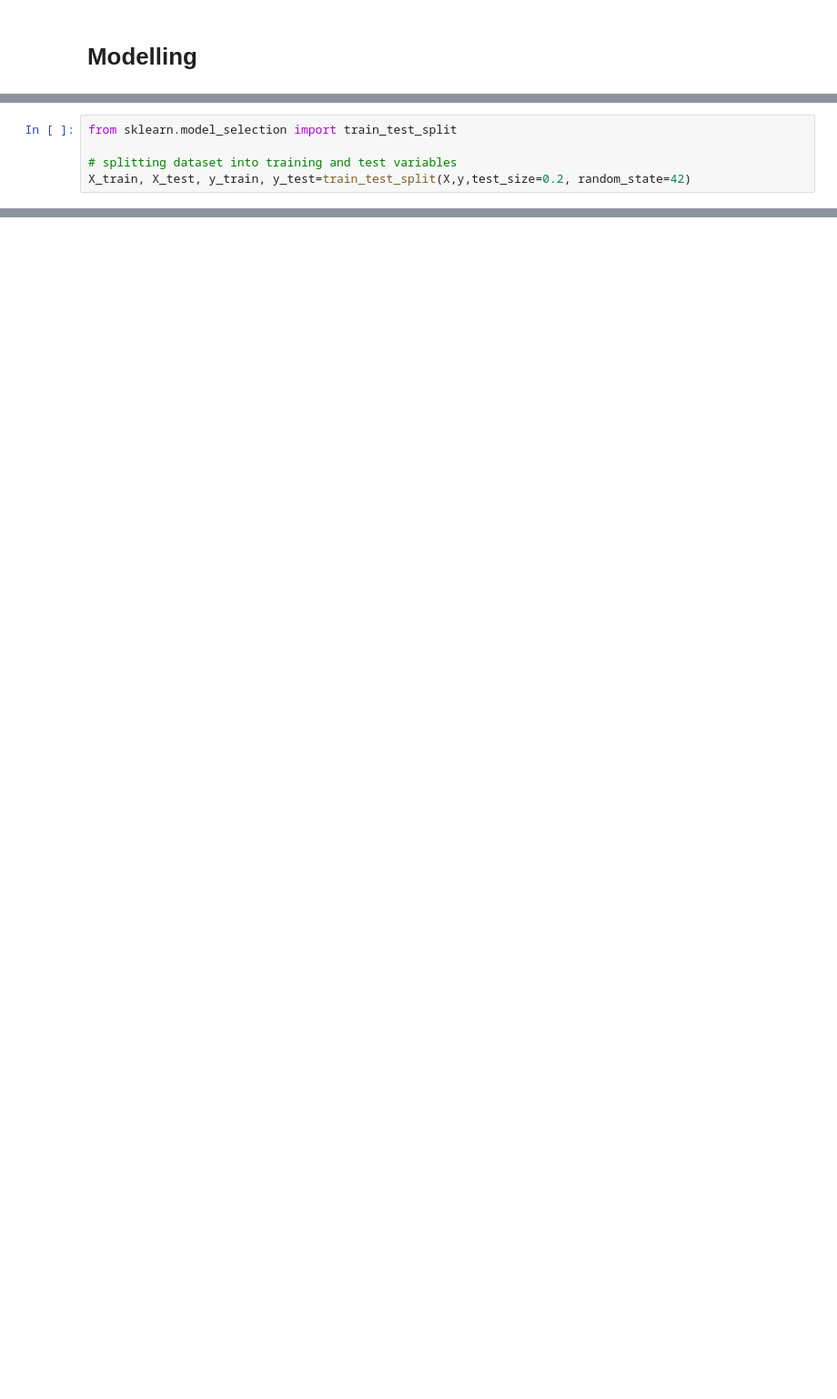
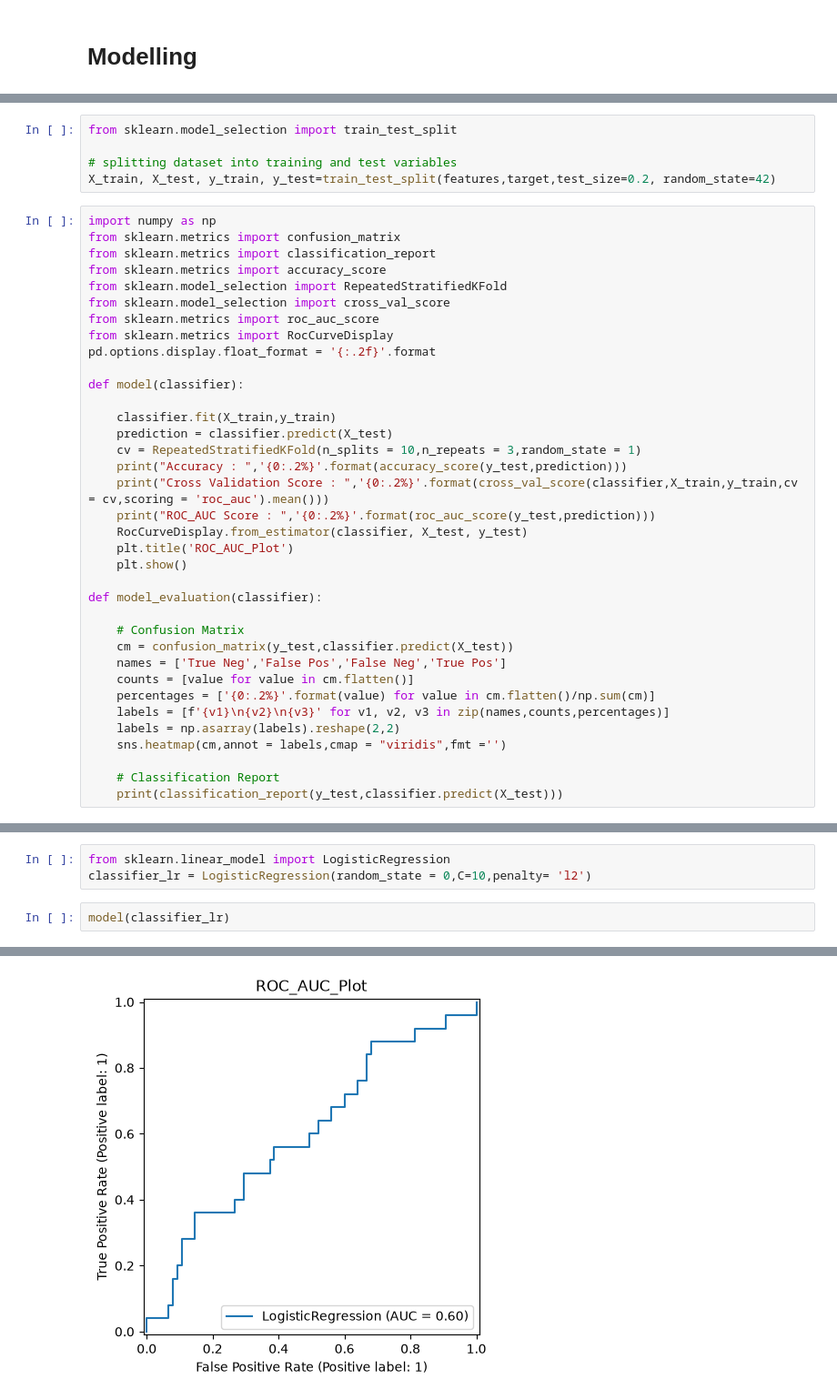
Before and after one commit to Clinton-Analyst/Healthcare_patient_readmission_risk_analysis_and-_predictive_modelling, a Jupyter notebook: models/PredictiveModelling.ipynb, the cells around one changed output, grey strips where cells are left out. Shown at 91% size. Cells and saved outputs as stored; diff of their text form; blank space fills up the shorter version.

Commit message:
Run and evaluated the logistics regression model

```diff
--- a/models/PredictiveModelling.ipynb
+++ b/models/PredictiveModelling.ipynb
@@ -197,4 +198,40 @@ y=pred_data["Readmitted_30_Days"]
 from sklearn.model_selection import train_test_split
 
 # splitting dataset into training and test variables
-X_train, X_test, y_train, y_test=train_test_split(X,y,test_size=0.2, random_state=42)
+X_train, X_test, y_train, y_test=train_test_split(features,target,test_size=0.2, random_state=42)
+# %%
+import numpy as np
+from sklearn.metrics import confusion_matrix
+from sklearn.metrics import classification_report
+from sklearn.metrics import accuracy_score
+from sklearn.model_selection import RepeatedStratifiedKFold
+from sklearn.model_selection import cross_val_score
+from sklearn.metrics import roc_auc_score
+from sklearn.metrics import RocCurveDisplay
+pd.options.display.float_format = '{:.2f}'.format
+
+def model(classifier):
+
+    classifier.fit(X_train,y_train)
+    prediction = classifier.predict(X_test)
+    cv = RepeatedStratifiedKFold(n_splits = 10,n_repeats = 3,random_state = 1)
+    print("Accuracy : ",'{0:.2%}'.format(accuracy_score(y_test,prediction)))
+    print("Cross Validation Score : ",'{0:.2%}'.format(cross_val_score(classifier,X_train,y_train,cv = cv,scoring = 'roc_auc').mean()))
+    print("ROC_AUC Score : ",'{0:.2%}'.format(roc_auc_score(y_test,prediction)))
+    RocCurveDisplay.from_estimator(classifier, X_test, y_test)
+    plt.title('ROC_AUC_Plot')
+    plt.show()
+
+def model_evaluation(classifier):
+
+    # Confusion Matrix
+    cm = confusion_matrix(y_test,classifier.predict(X_test))
+    names = ['True Neg','False Pos','False Neg','True Pos']
+    counts = [value for value in cm.flatten()]
+    percentages = ['{0:.2%}'.format(value) for value in cm.flatten()/np.sum(cm)]
+    labels = [f'{v1}\n{v2}\n{v3}' for v1, v2, v3 in zip(names,counts,percentages)]
+    labels = np.asarray(labels).reshape(2,2)
+    sns.heatmap(cm,annot = labels,cmap = "viridis",fmt ='')
+
+    # Classification Report
+    print(classification_report(y_test,classifier.predict(X_test)))
@@ -200,0 +240,6 @@ X_train, X_test, y_train, y_test=train_test_split(X,y,test_size=0.2, random_stat
+# %%
+from sklearn.linear_model import LogisticRegression
+classifier_lr = LogisticRegression(random_state = 0,C=10,penalty= 'l2')
+# %%
+model(classifier_lr)
+# %% [output]
@@ -200,0 +283 @@ X_train, X_test, y_train, y_test=train_test_split(X,y,test_size=0.2, random_stat
+[figure, added]
```
Also changed, not shown: parts of 11 cells of this notebook.
